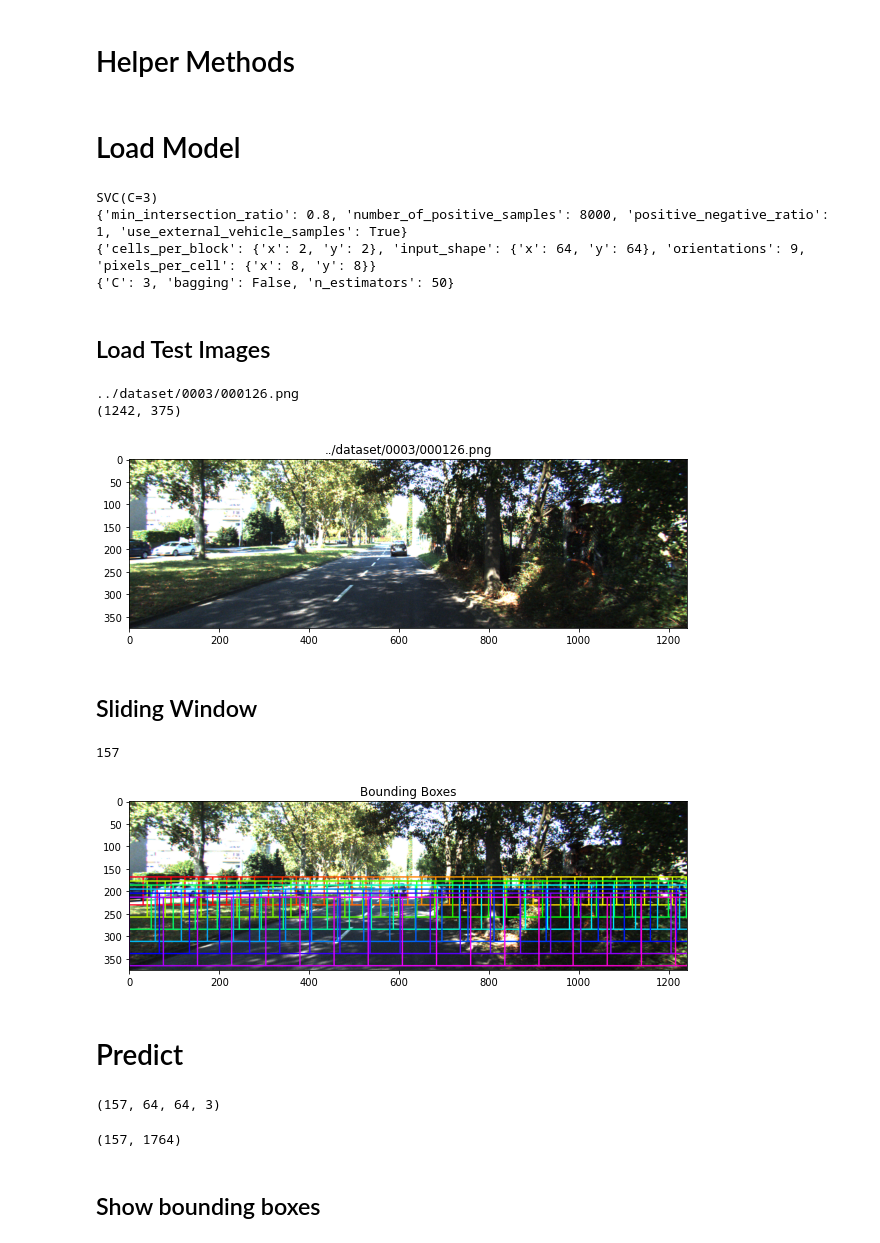
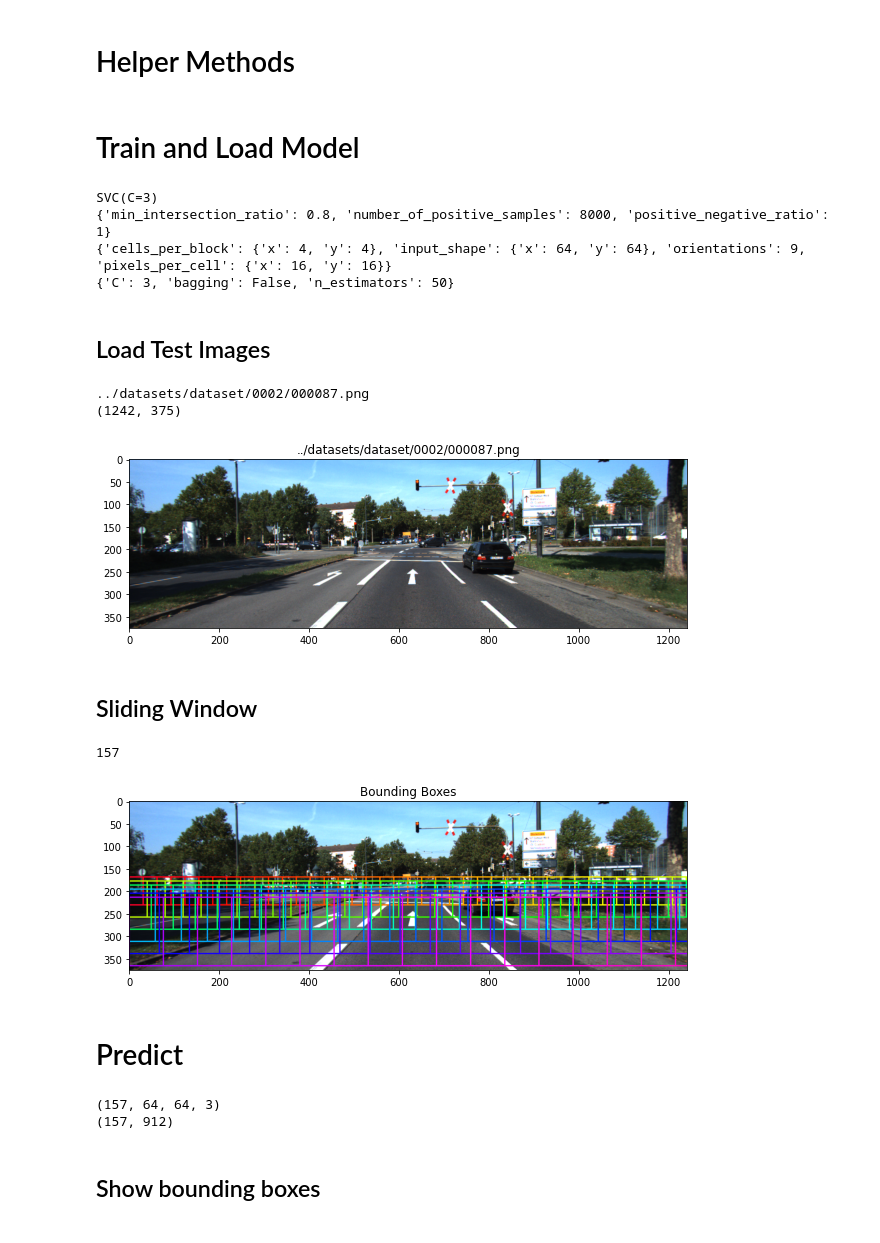
Before and after one commit to chrismartel/ECSE415-Project-G7, a Jupyter notebook: detection/detection.ipynb, the cells around one changed output. Saved outputs shown, nothing was run; the diff lists cells and outputs as text; code cells hidden in the pictures.

Commit message:
detection with spatial features

```diff
--- a/detection/detection.ipynb
+++ b/detection/detection.ipynb
@@ -8,4 +8,4 @@ def getUniqueColors(num):
   colors_norm = [cm(1.*i/num) for i in range(num)]
   return [(int(255 * r), int(255 * g), int(255 * b)) for r, g, b, _ in colors_norm]
 # %% [markdown]
-# Load Model
+# Train and Load Model
@@ -14,8 +37,8 @@ import pickle
 import yaml
 from sklearn import svm
 
-model_path = "../models/new_1_8x8_8000.sav"
-config_path = "../models/new_1_8x8_8000.yaml"
+model_path = "../models/spatial_clf_1_16x16_8000.sav"
+config_path = "../models/spatial_clf_1_16x16_8000.yaml"
 
 # load model
 clf = pickle.load(open(model_path, 'rb'))
@@ -32,7 +55,6 @@ with open(config_path, "r") as stream:
     # Dataset parameters
     positive_negative_ratio = dataset_configs["positive_negative_ratio"]
     min_intersection_ratio = dataset_configs["min_intersection_ratio"]
-    use_external_vehicle_samples = dataset_configs["use_external_vehicle_samples"]
     number_of_positive_samples = dataset_configs["number_of_positive_samples"]
 
     # Preprocessing parameters
@@ -53,39 +75,39 @@ with open(config_path, "r") as stream:
     print(exc)
 # %% [output]
 SVC(C=3)
-{'min_intersection_ratio': 0.8, 'number_of_positive_samples': 8000, 'positive_negative_ratio': 1, 'use_external_vehicle_samples': True}
-{'cells_per_block': {'x': 2, 'y': 2}, 'input_shape': {'x': 64, 'y': 64}, 'orientations': 9, 'pixels_per_cell': {'x': 8, 'y': 8}}
+{'min_intersection_ratio': 0.8, 'number_of_positive_samples': 8000, 'positive_negative_ratio': 1}
+{'cells_per_block': {'x': 4, 'y': 4}, 'input_shape': {'x': 64, 'y': 64}, 'orientations': 9, 'pixels_per_cell': {'x': 16, 'y': 16}}
 {'C': 3, 'bagging': False, 'n_estimators': 50}
 # %% [markdown]
 ## Load Test Images
 # %%
 import cv2
 from random import randint
 import matplotlib.pyplot as plt
 
 seq_id = randint(0,3)
 frame_id = randint(0,143)
 # seq_id = 3
 # frame_id = 38
 
-img_path = f'../dataset/{seq_id:04d}/{frame_id:06d}.png'
+img_path = f'../datasets/dataset/{seq_id:04d}/{frame_id:06d}.png'
 print(img_path)
 
 img = cv2.imread(img_path)
 img = cv2.cvtColor(img, cv2.COLOR_BGR2RGB)
 img_h, img_w, _ = img.shape
 print((img_w, img_h))
 
 # plot image
 plt.figure(figsize=(10,10))
 plt.title(img_path)
 plt.imshow(img)
 
 plt.show()
 # %% [output]
-../dataset/0003/000126.png
+../datasets/dataset/0002/000087.png
 (1242, 375)
-[figure, old version]
+[figure, new version]
 # %% [markdown]
 ## Sliding Window
 # %%
@@ -160,18 +182,20 @@ plt.imshow(img_windows)
 plt.show()
 # %% [output]
 157
-[figure, old version]
+[figure, new version]
 # %% [markdown]
 # Predict
 # %%
-from tools.v2.preprocessing_v2 import *
+from tools.v2.preprocessing_v2 import preprocess_images_v2
+
+compute_spatial_features = True
 
 images = [ cv2.resize(img[yi:yf, xi:xf, :], (input_shape[1], input_shape[0])) for (xi, yi, xf, yf) in windows]
-images = np.array(images, dtype=object)
+images = np.array(images, dtype=np.float64)
 
 print(images.shape)
 
-feature_vectors = preprocess_images_v2(images, orientations, pixels_per_cell, cells_per_block)
+feature_vectors = preprocess_images_v2(images, orientations, pixels_per_cell, cells_per_block, compute_spatial_features=compute_spatial_features)
 
 print(feature_vectors.shape)
 
@@ -180,7 +204,7 @@ predictions = clf.predict(feature_vectors)
 boxes = [windows[ind] for ind in np.argwhere(predictions == 1)[:,0]]
 # %% [output]
 (157, 64, 64, 3)
+(157, 912)
-(157, 1764)
 # %% [markdown]
 ## Show bounding boxes
 # %%
```
Also changed, not shown: parts of 6 cells of this notebook, 9 other files.
